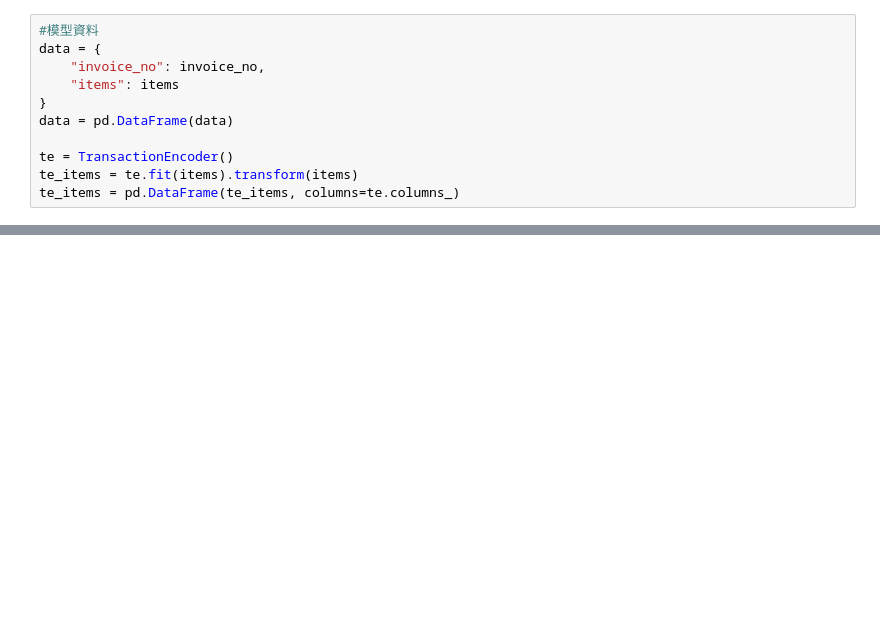
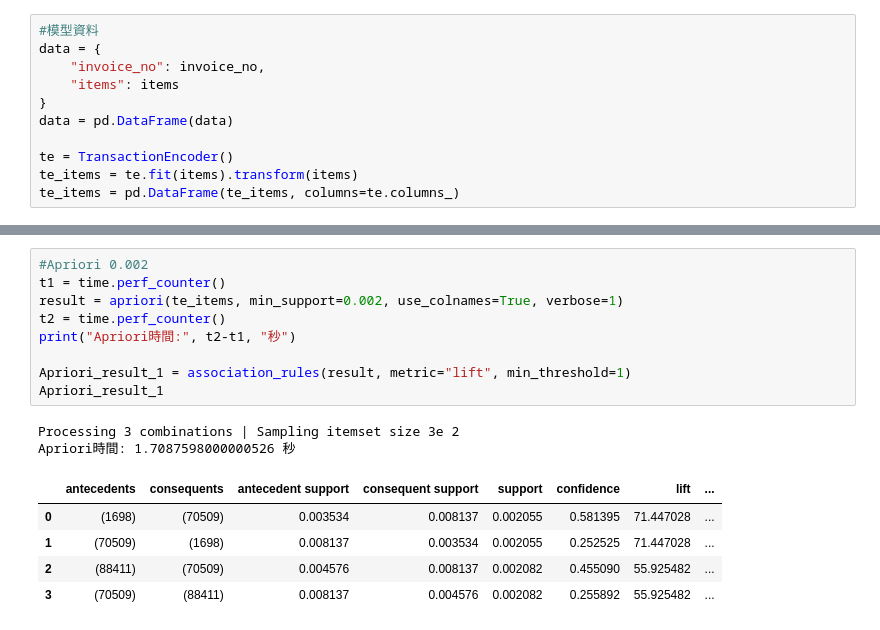
Before and after one commit to RogerLog1115/hw4M11123062, a Jupyter notebook: 交易資料集.ipynb, the cells around one changed output, grey strips where cells are left out. Drawn from its saved outputs; the diff is of its cells as text; blank space fills up the shorter version.

```diff
--- a/交易資料集.ipynb
+++ b/交易資料集.ipynb
@@ -60,3 +85,20 @@ Apriori時間: 62.39766619999999 秒
 | 140 | (88411) | (3336149, 70509) | 0.004576 | 0.001233 | 0.001041 | 0.227545 | 184.554092 | ... |
 | 141 | (70509) | (88411, 3336149) | 0.008137 | 0.001151 | 0.001041 | 0.127946 | 111.185185 | ... |
 142 rows × 9 columns
+# %%
+#Apriori 0.002
+t1 = time.perf_counter()
+result = apriori(te_items, min_support=0.002, use_colnames=True, verbose=1)
+t2 = time.perf_counter()
+print("Apriori時間:", t2-t1, "秒")
+
+Apriori_result_1 = association_rules(result, metric="lift", min_threshold=1)
+Apriori_result_1
+# %% [output]
+Processing 3 combinations | Sampling itemset size 3e 2
+Apriori時間: 1.7087598000000526 秒
+|  | antecedents | consequents | antecedent support | consequent support | support | confidence | lift | ... |
+| 0 | (1698) | (70509) | 0.003534 | 0.008137 | 0.002055 | 0.581395 | 71.447028 | ... |
+| 1 | (70509) | (1698) | 0.008137 | 0.003534 | 0.002055 | 0.252525 | 71.447028 | ... |
+| 2 | (88411) | (70509) | 0.004576 | 0.008137 | 0.002082 | 0.455090 | 55.925482 | ... |
+| 3 | (70509) | (88411) | 0.008137 | 0.004576 | 0.002082 | 0.255892 | 55.925482 | ... |
```
Also changed, not shown: parts of 7 cells of this notebook, 2 other files.
